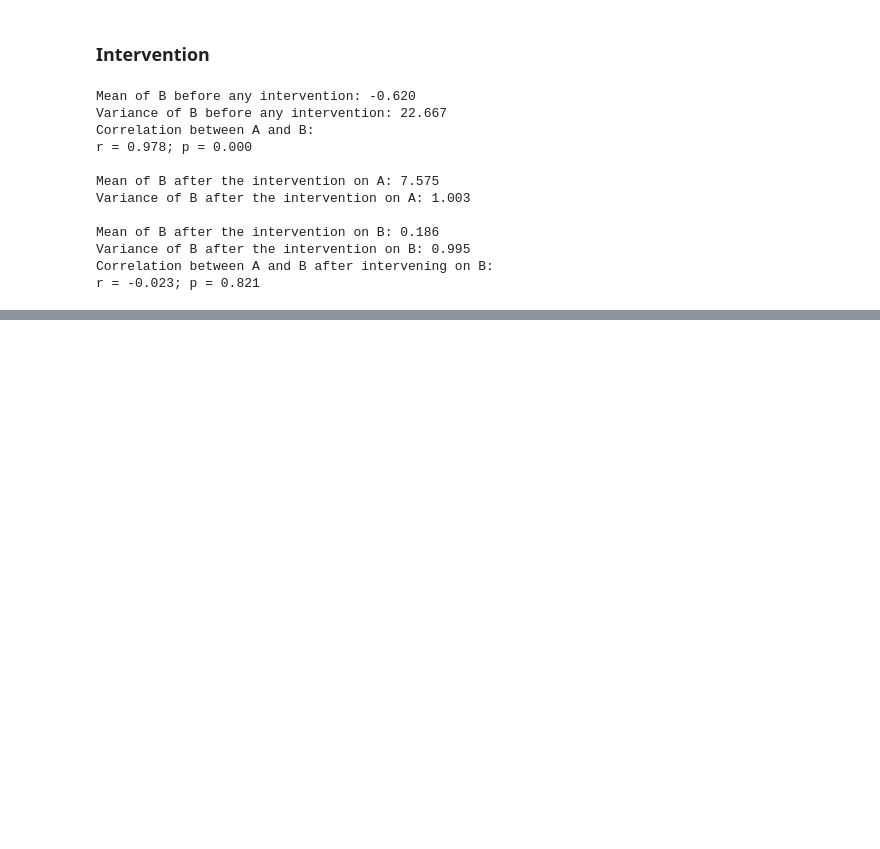
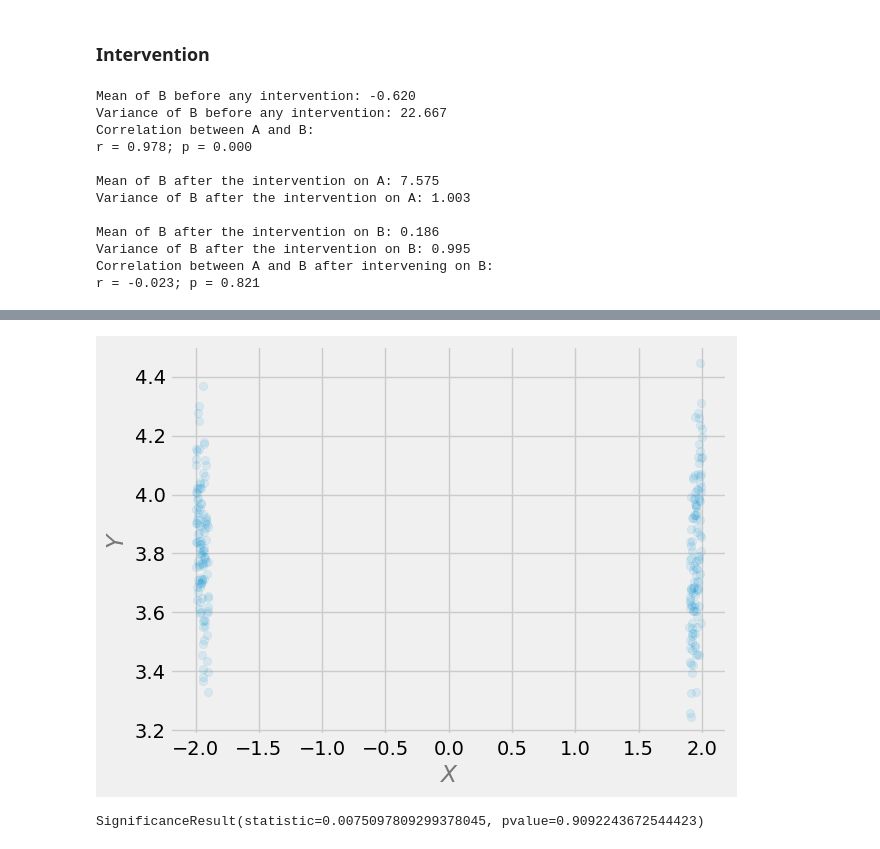
Before and after one commit to joakor89/Causal_inference_in_python, a Jupyter notebook: chap_02/causaladder.ipynb, the cells around one changed output, grey strips where cells are left out. Drawn from its saved outputs; the diff is of its cells as text; code cells hidden in the pictures; blank space fills up the shorter version.

```diff
--- a/chap_02/causaladder.ipynb
+++ b/chap_02/causaladder.ipynb
@@ -131,0 +180,21 @@ r = -0.023; p = 0.821
+# %%
+# Get initial x
+x = np.random.uniform(-2, 2, 5000)
+
+# Filter samples
+x = x[np.where((x < -1.9) | (x > 1.9), True, False)]
+
+# Get y
+y = x**2 + 0.2*np.random.randn(len(x))
+# %%
+plt.scatter(x, y, alpha=.1)
+plt.xlabel('$X$', alpha=.5)
+plt.ylabel('$Y$', alpha=.5)
+plt.show()
+# %% [output]
+[figure, added]
+# %%
+# Correlation coefficient
+stats.spearmanr(x, y)
+# %% [output]
+SignificanceResult(statistic=0.0075097809299378045, pvalue=0.9092243672544423)
```
Also changed, not shown: parts of 10 cells of this notebook.
